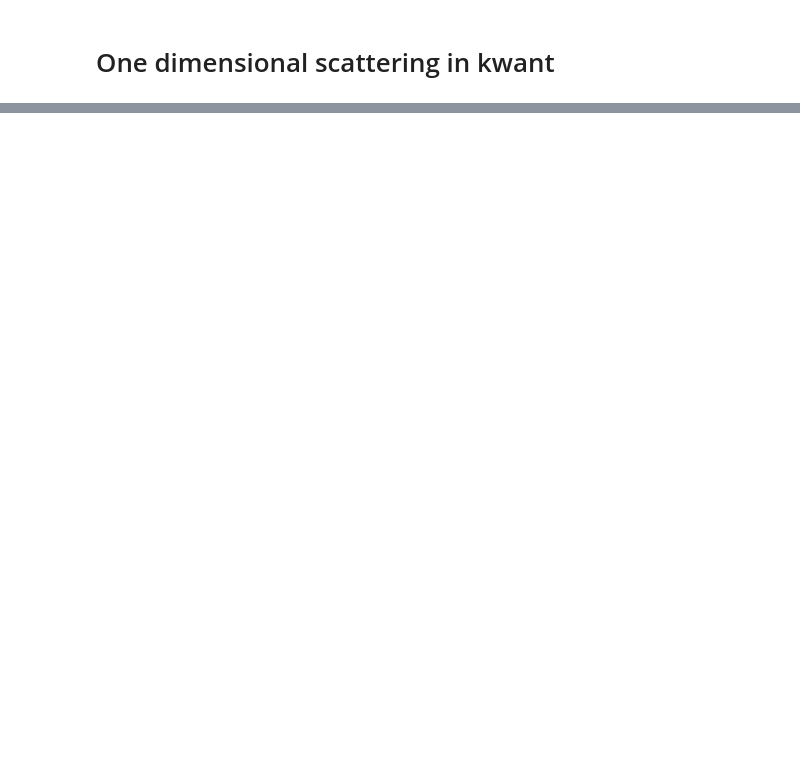
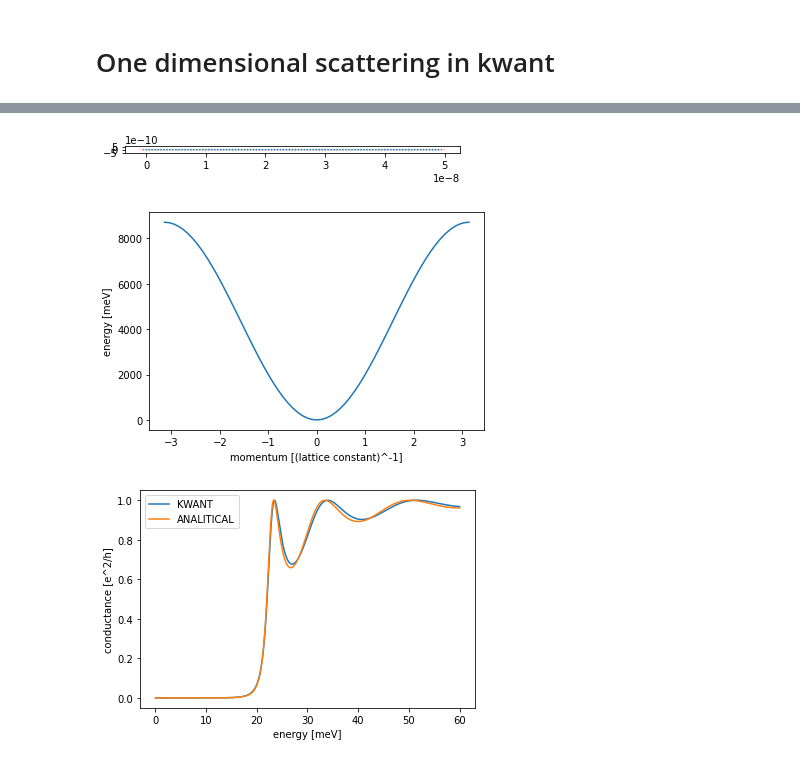
Before and after one commit to korsakjakub/kwant-tutorials-zps, a Jupyter notebook: _notebooks/2022-10-01-One-dimensional-scattering-in-kwant.ipynb, the cells around one changed output, grey strips where cells are left out. Drawn from its saved outputs; the diff is of its cells as text; code cells hidden in the pictures; blank space fills up the shorter version.

```diff
--- a/_notebooks/2022-10-01-One-dimensional-scattering-in-kwant.ipynb
+++ b/_notebooks/2022-10-01-One-dimensional-scattering-in-kwant.ipynb
@@ -50,30 +91,43 @@ syst.attach_lead(left_lead)
 # right lead
 sym_right_lead = kwant.TranslationalSymmetry([a])
 right_lead = kwant.Builder(sym_right_lead)
 right_lead[lat(0)] = 2 * t
 right_lead[lat(0), lat(1)] = -t
 syst.attach_lead(right_lead)
 right_lead = right_lead.finalized()
 
 kwant.plot(syst)
 syst = syst.finalized()
 kwant.plotter.bands(right_lead, show=False)
 plt.xlabel("momentum [(lattice constant)^-1]")
 plt.ylabel("energy [meV]")
 plt.show()
 
 energies = []
 data = []
 
 n = 800
 Emax = 3 * v0
 for ie in range(n):
     energy = Emax * (ie + 1) / n  # mev
     smatrix = kwant.smatrix(syst, energy)
     energies.append(energy)
     data.append(smatrix.transmission(1, 0))
 
 plt.figure()
 plt.plot(energies, data, label="KWANT")
+
+
+energy=np.linspace(0.001, Emax, 10000)
+t = an_sol(energy)
+plt.plot(energy, t, label="ANALITICAL")
+
 plt.xlabel("energy [meV]")
 plt.ylabel("conductance [e^2/h]")
+
+plt.legend()
+plt.show()
+# %% [output]
+[figure, added]
+[figure, added]
+[figure, added]
```
Also changed, not shown: parts of 4 cells of this notebook.
